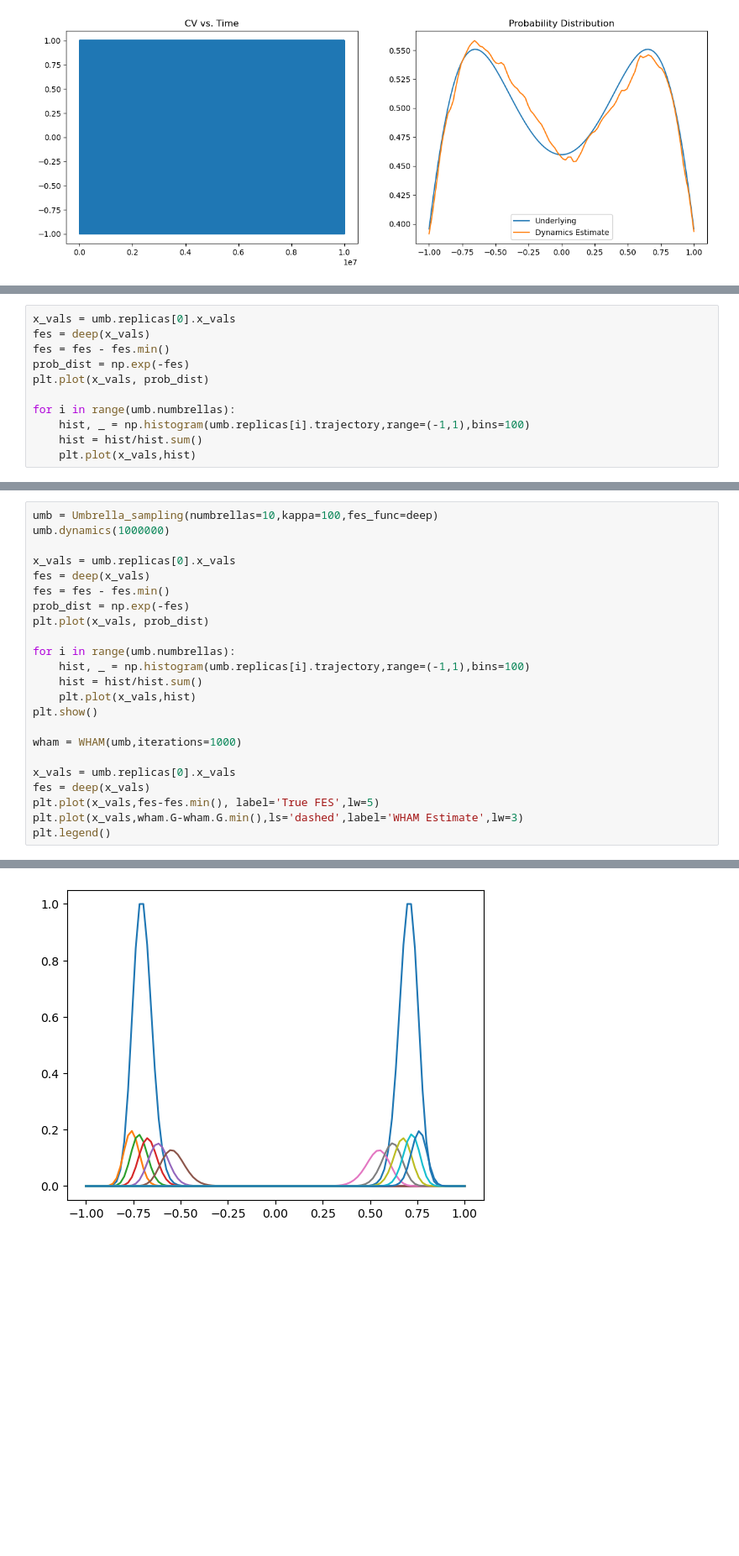
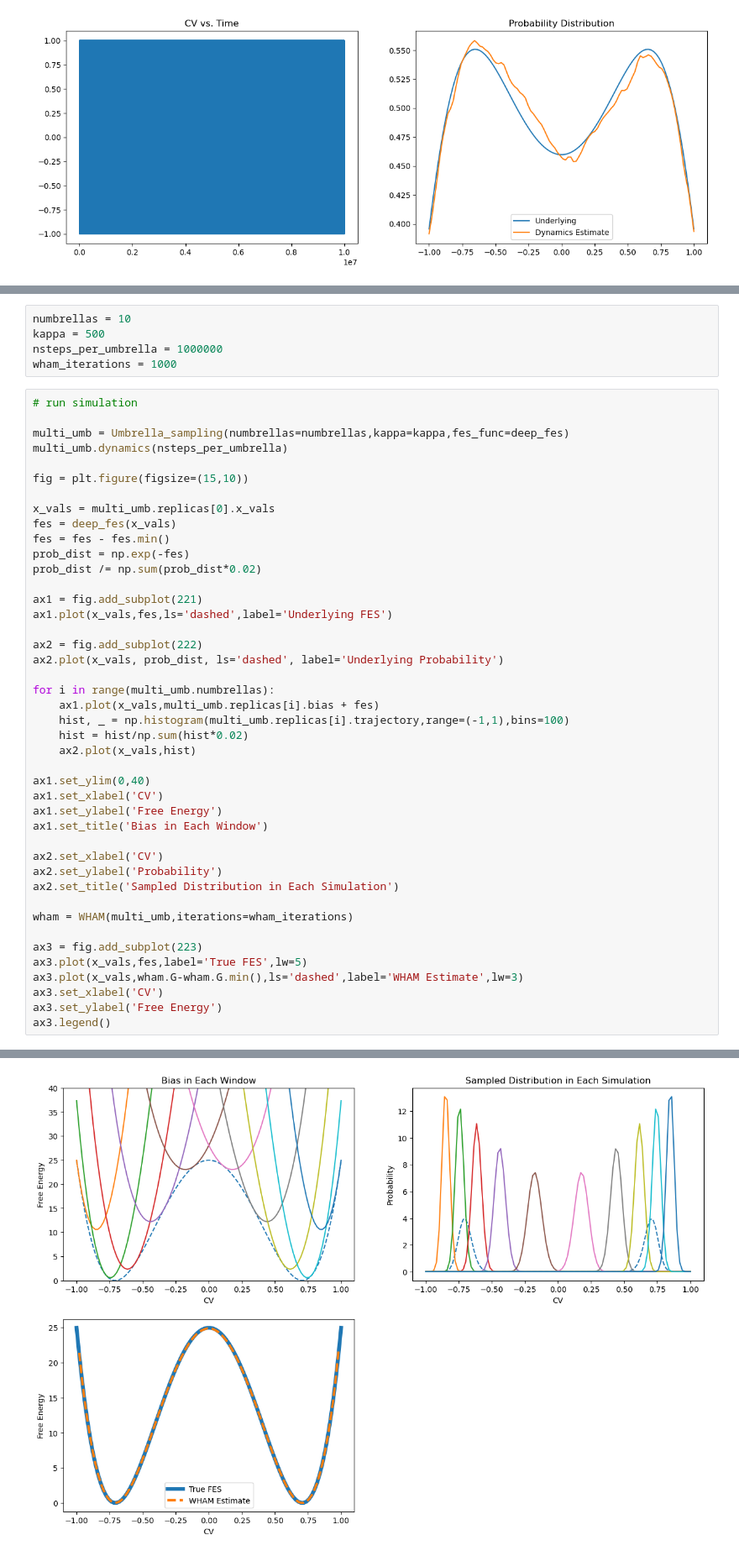
Before and after one commit to djbell01/phys_chem_fundamentals, a Jupyter notebook: WHAM.ipynb, the cells around one changed output, grey strips where cells are left out. Shown at 84% size. Drawn from its saved outputs; the diff is of its cells as text; blank space fills up the shorter version.

```diff
--- a/WHAM.ipynb
+++ b/WHAM.ipynb
@@ -262,11 +360,0 @@ umb.dynamics(1000000)
-# %%
-x_vals = umb.replicas[0].x_vals
-fes = deep(x_vals)
-fes = fes - fes.min()
-prob_dist = np.exp(-fes)
-plt.plot(x_vals, prob_dist)
-
-for i in range(umb.numbrellas):
-    hist, _ = np.histogram(umb.replicas[i].trajectory,range=(-1,1),bins=100)
-    hist = hist/hist.sum()
-    plt.plot(x_vals,hist)
@@ -286,24 +422,49 @@ plt.legend()
+# %%
+numbrellas = 10
+kappa = 500
+nsteps_per_umbrella = 1000000
+wham_iterations = 1000
 # %%
-umb = Umbrella_sampling(numbrellas=10,kappa=100,fes_func=deep)
-umb.dynamics(1000000)
+# run simulation
 
-x_vals = umb.replicas[0].x_vals
-fes = deep(x_vals)
+multi_umb = Umbrella_sampling(numbrellas=numbrellas,kappa=kappa,fes_func=deep_fes)
+multi_umb.dynamics(nsteps_per_umbrella)
+
+fig = plt.figure(figsize=(15,10))
+
+x_vals = multi_umb.replicas[0].x_vals
+fes = deep_fes(x_vals)
 fes = fes - fes.min()
 prob_dist = np.exp(-fes)
-plt.plot(x_vals, prob_dist)
+prob_dist /= np.sum(prob_dist*0.02)
 
-for i in range(umb.numbrellas):
-    hist, _ = np.histogram(umb.replicas[i].trajectory,range=(-1,1),bins=100)
-    hist = hist/hist.sum()
-    plt.plot(x_vals,hist)
-plt.show()
+ax1 = fig.add_subplot(221)
+ax1.plot(x_vals,fes,ls='dashed',label='Underlying FES')
 
-wham = WHAM(umb,iterations=1000)
+ax2 = fig.add_subplot(222)
+ax2.plot(x_vals, prob_dist, ls='dashed', label='Underlying Probability')
 
-x_vals = umb.replicas[0].x_vals
-fes = deep(x_vals)
-plt.plot(x_vals,fes-fes.min(), label='True FES',lw=5)
-plt.plot(x_vals,wham.G-wham.G.min(),ls='dashed',label='WHAM Estimate',lw=3)
-plt.legend()
+for i in range(multi_umb.numbrellas):
+    ax1.plot(x_vals,multi_umb.replicas[i].bias + fes)
+    hist, _ = np.histogram(multi_umb.replicas[i].trajectory,range=(-1,1),bins=100)
+    hist = hist/np.sum(hist*0.02)
+    ax2.plot(x_vals,hist)
+
+ax1.set_ylim(0,40)
+ax1.set_xlabel('CV')
+ax1.set_ylabel('Free Energy')
+ax1.set_title('Bias in Each Window')
+
+ax2.set_xlabel('CV')
+ax2.set_ylabel('Probability')
+ax2.set_title('Sampled Distribution in Each Simulation')
+
+wham = WHAM(multi_umb,iterations=wham_iterations)
+
+ax3 = fig.add_subplot(223)
+ax3.plot(x_vals,fes,label='True FES',lw=5)
+ax3.plot(x_vals,wham.G-wham.G.min(),ls='dashed',label='WHAM Estimate',lw=3)
+ax3.set_xlabel('CV')
+ax3.set_ylabel('Free Energy')
+ax3.legend()
 # %% [output]
@@ -310 +472 @@ plt.legend()
-[figure, old version]
+[figure, new version]
```
Also changed, not shown: parts of 25 cells of this notebook.
